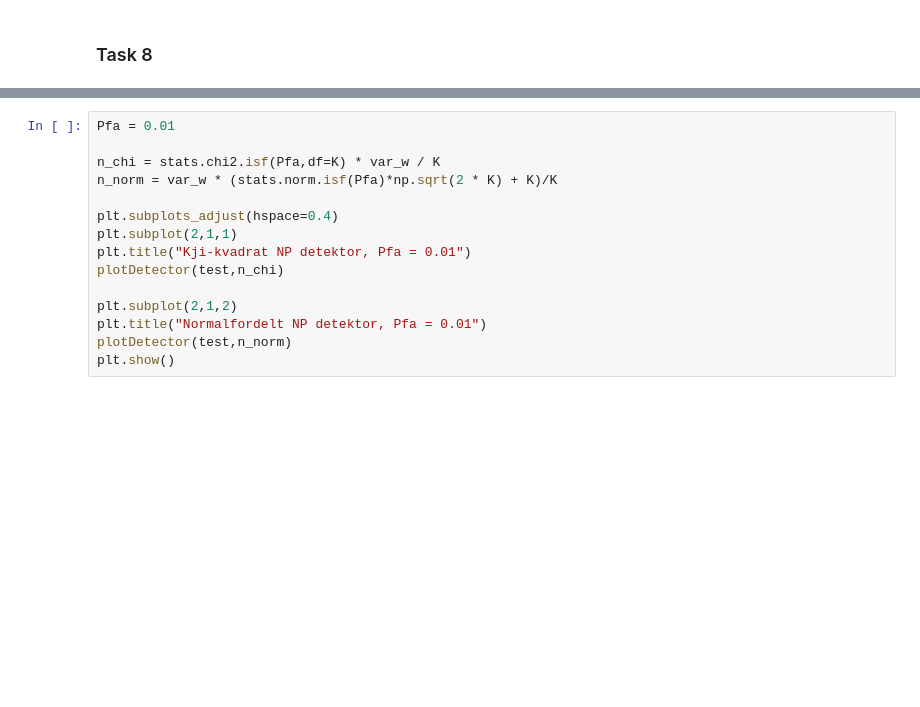
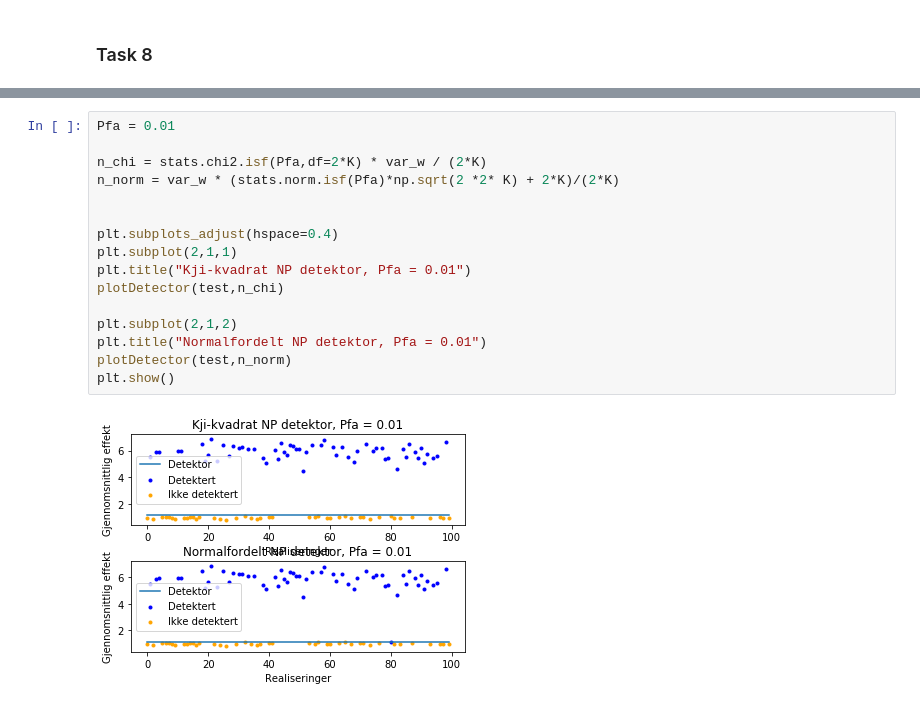
Before and after one commit to dritory/TTT4275-project, a Jupyter notebook: notebook.ipynb, the cells around one changed output, grey strips where cells are left out. Cells and saved outputs as stored; diff of their text form; blank space fills up the shorter version.

```diff
--- a/notebook.ipynb
+++ b/notebook.ipynb
@@ -265,15 +262,18 @@ Pfa norm:  0.075
 # %%
 Pfa = 0.01
 
-n_chi = stats.chi2.isf(Pfa,df=K) * var_w / K
-n_norm = var_w * (stats.norm.isf(Pfa)*np.sqrt(2 * K) + K)/K
+n_chi = stats.chi2.isf(Pfa,df=2*K) * var_w / (2*K)
+n_norm = var_w * (stats.norm.isf(Pfa)*np.sqrt(2 *2* K) + 2*K)/(2*K)
+
 
 plt.subplots_adjust(hspace=0.4)
 plt.subplot(2,1,1)
 plt.title("Kji-kvadrat NP detektor, Pfa = 0.01")
 plotDetector(test,n_chi)
 
 plt.subplot(2,1,2)
 plt.title("Normalfordelt NP detektor, Pfa = 0.01")
 plotDetector(test,n_norm)
 plt.show()
+# %% [output]
+[figure, added]
```
Also changed, not shown: parts of 4 cells of this notebook, 7 other files.
